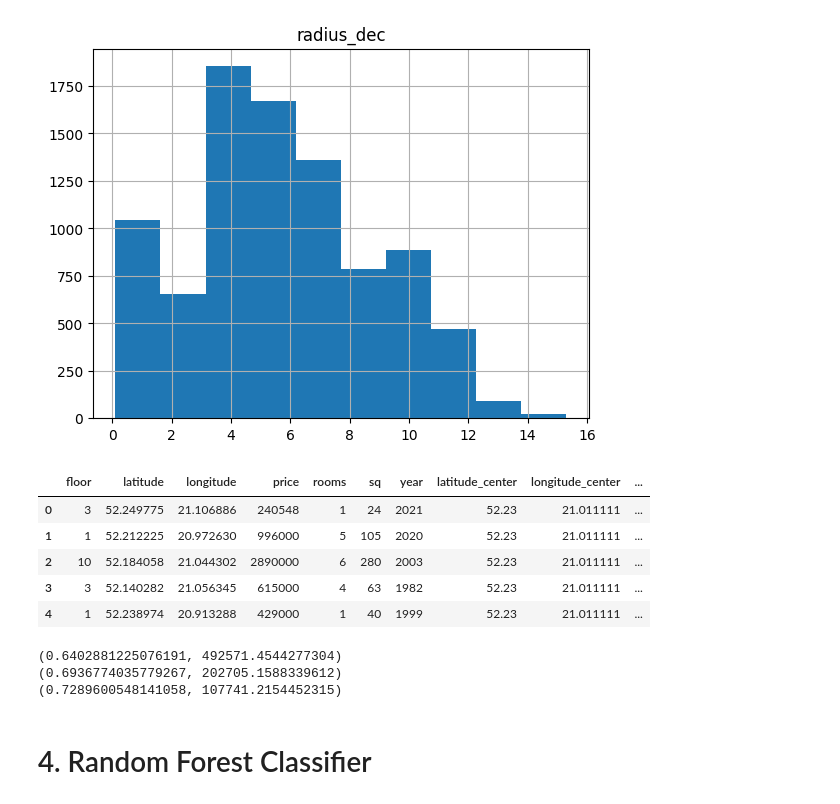
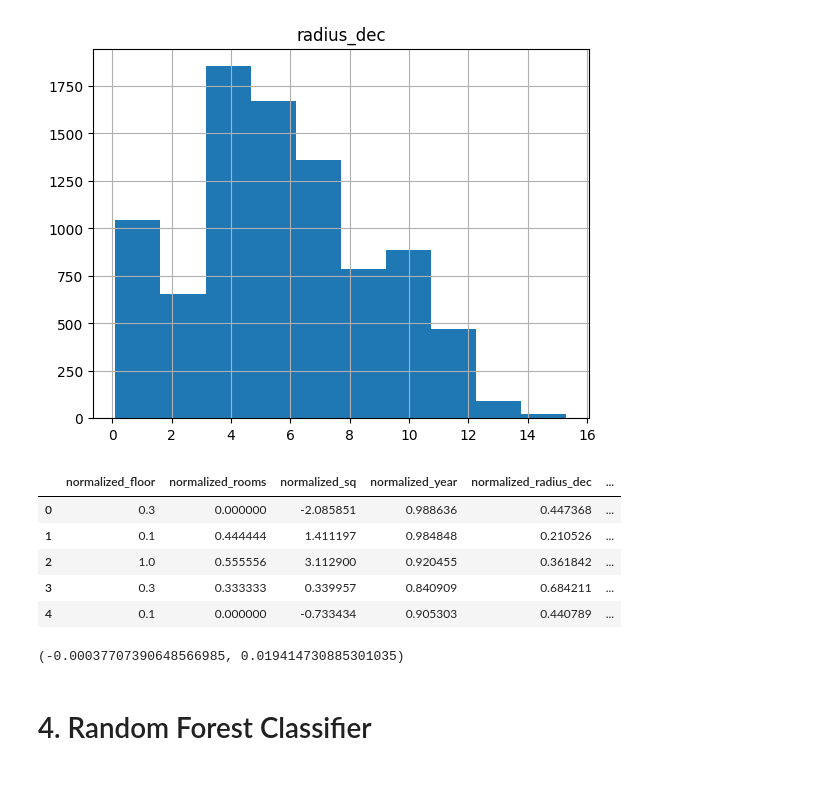
Before and after one commit to am-tropin/poland-apartment-prices, a Jupyter notebook: poland prices - regression.ipynb, the cells around one changed output. Drawn from its saved outputs; the diff is of its cells as text; code cells hidden in the pictures.

Commit message:
fitted with normalized data

```diff
--- a/poland prices - regression.ipynb
+++ b/poland prices - regression.ipynb
@@ -692,12 +684,38 @@ warsaw_df['normalized_year'] = MM_scaler.transform(warsaw_df[['year']])
-# %%
-warsaw_df.head()
-# %% [output]
-|  | floor | latitude | longitude | price | rooms | sq | year | latitude_center | longitude_center | ... |
-| 0 | 3 | 52.249775 | 21.106886 | 240548 | 1 | 24 | 2021 | 52.23 | 21.011111 | ... |
-| 1 | 1 | 52.212225 | 20.972630 | 996000 | 5 | 105 | 2020 | 52.23 | 21.011111 | ... |
-| 2 | 10 | 52.184058 | 21.044302 | 2890000 | 6 | 280 | 2003 | 52.23 | 21.011111 | ... |
-| 3 | 3 | 52.140282 | 21.056345 | 615000 | 4 | 63 | 1982 | 52.23 | 21.011111 | ... |
-| 4 | 1 | 52.238974 | 20.913288 | 429000 | 1 | 40 | 1999 | 52.23 | 21.011111 | ... |
+# %%
+MM_scaler = MinMaxScaler()
+st_scaler = StandardScaler()
+log_scaler = PowerTransformer()
+# %%
+MM_scaler.fit(warsaw_df[['floor']])
+warsaw_df['normalized_floor'] = MM_scaler.transform(warsaw_df[['floor']])
+
+MM_scaler.fit(warsaw_df[['rooms']])
+warsaw_df['normalized_rooms'] = MM_scaler.transform(warsaw_df[['rooms']])
+
+log_scaler.fit(warsaw_df[['sq']])
+warsaw_df['normalized_sq'] = log_scaler.transform(warsaw_df[['sq']])
+
+MM_scaler.fit(warsaw_df[['year']])
+warsaw_df['normalized_year'] = MM_scaler.transform(warsaw_df[['year']])
+
+MM_scaler.fit(warsaw_df[['radius_dec']])
+warsaw_df['normalized_radius_dec'] = MM_scaler.transform(warsaw_df[['radius_dec']])
+
+# target
+MM_scaler.fit(warsaw_df[['price']])
+warsaw_df['normalized_price'] = MM_scaler.transform(warsaw_df[['price']])
+# %%
+features_reg_normalized = ['normalized_'+name for name in features_reg]
+# %%
+warsaw_df2 = warsaw_df[features_reg_normalized + ['normalized_price']]
+warsaw_df2.head()
+# %% [output]
+|  | normalized_floor | normalized_rooms | normalized_sq | normalized_year | normalized_radius_dec | ... |
+| 0 | 0.3 | 0.000000 | -2.085851 | 0.988636 | 0.447368 | ... |
+| 1 | 0.1 | 0.444444 | 1.411197 | 0.984848 | 0.210526 | ... |
+| 2 | 1.0 | 0.555556 | 3.112900 | 0.920455 | 0.361842 | ... |
+| 3 | 0.3 | 0.333333 | 0.339957 | 0.840909 | 0.684211 | ... |
+| 4 | 0.1 | 0.000000 | -0.733434 | 0.905303 | 0.440789 | ... |
 # %%
 def reg_score(df, features_reg, target):
     X = df[features_reg]
@@ -711,13 +729,11 @@ def reg_score(df, features_reg, target):
     # R-squared, RMSE
     return reg.score(X_test, y_test), mean_squared_error(y_test, y_pred_simple, squared=False)
 # %%
-print(reg_score(warsaw_df, features_reg, 'price'))
-print(reg_score(krakow_df, features_reg, 'price'))
-print(reg_score(poznan_df, features_reg, 'price'))
+print(reg_score(warsaw_df, features_reg_normalized, 'normalized_price'))
+# print(reg_score(krakow_df, features_reg_normalized, 'price'))
+# print(reg_score(poznan_df, features_reg_normalized, 'price'))
 # %% [output]
-(0.6402881225076191, 492571.4544277304)
-(0.6936774035779267, 202705.1588339612)
-(0.7289600548141058, 107741.2154452315)
+(-0.00037707390648566985, 0.019414730885301035)
 # %% [markdown]
 # 4. Random Forest Classifier
 # %%
```
Also changed, not shown: parts of 3 cells of this notebook.
